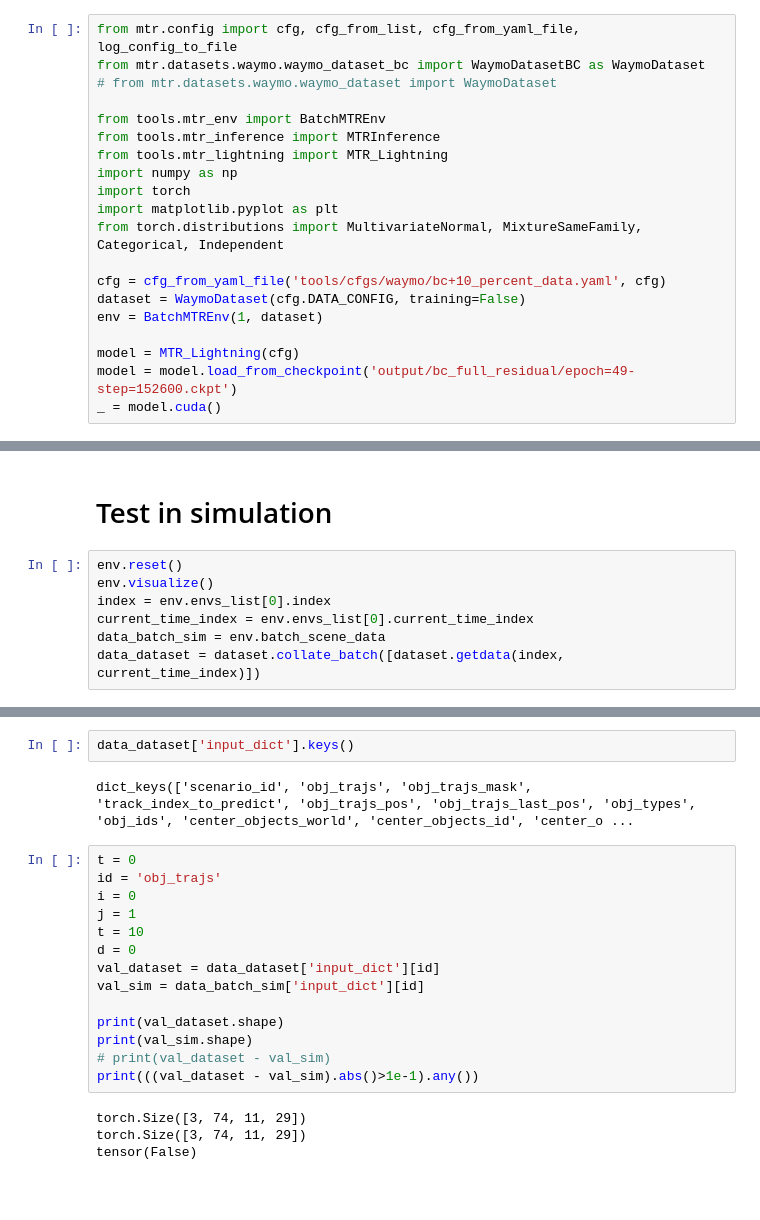
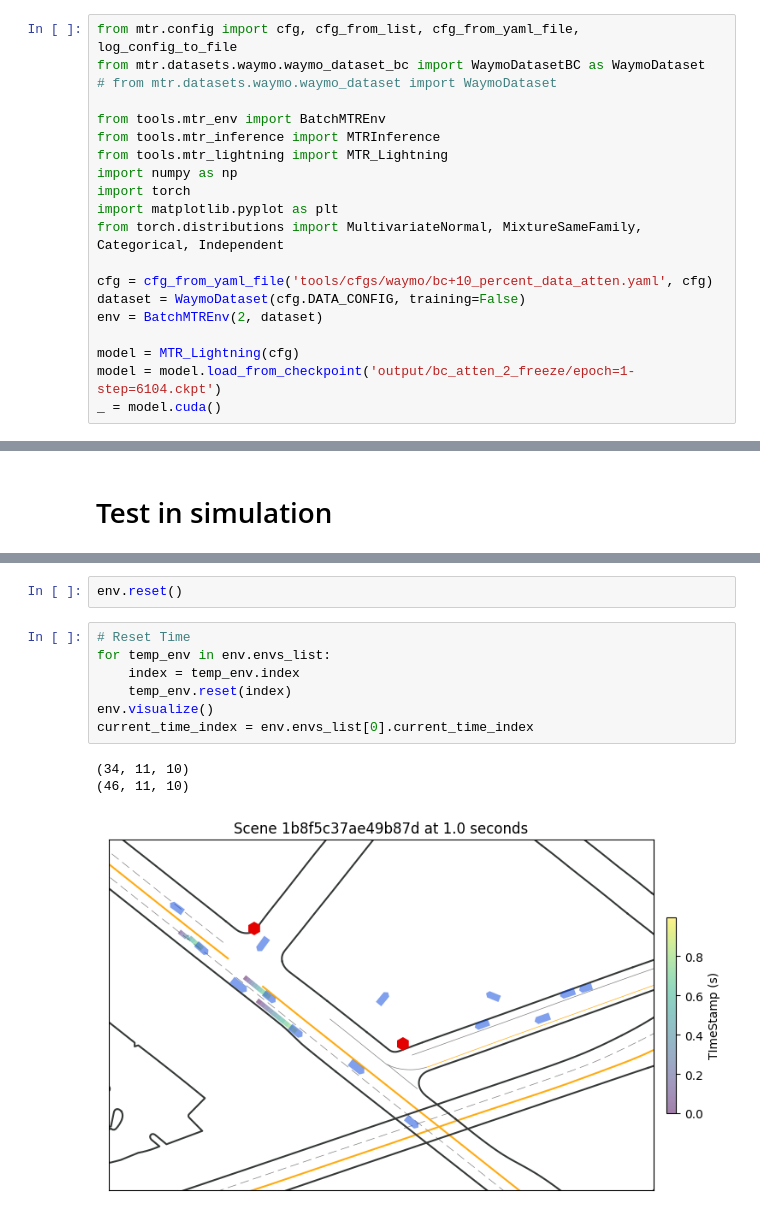
Before and after one commit to zzx9636/MTR, a Jupyter notebook: test_bc.ipynb, the cells around one changed output, grey strips where cells are left out. Saved outputs shown, nothing was run; the diff lists cells and outputs as text; blank space fills up the shorter version.

```diff
--- a/test_bc.ipynb
+++ b/test_bc.ipynb
@@ -15,12 +18,12 @@ import torch
 import matplotlib.pyplot as plt
 from torch.distributions import MultivariateNormal, MixtureSameFamily, Categorical, Independent
 
-cfg = cfg_from_yaml_file('tools/cfgs/waymo/bc+10_percent_data.yaml', cfg)
+cfg = cfg_from_yaml_file('tools/cfgs/waymo/bc+10_percent_data_atten.yaml', cfg)
 dataset = WaymoDataset(cfg.DATA_CONFIG, training=False)
-env = BatchMTREnv(1, dataset)
+env = BatchMTREnv(2, dataset)
 
 model = MTR_Lightning(cfg)
-model = model.load_from_checkpoint('output/bc_full_residual/epoch=49-step=152600.ckpt')
+model = model.load_from_checkpoint('output/bc_atten_2_freeze/epoch=1-step=6104.ckpt')
 _ = model.cuda()
 # %% [markdown]
 # Test with dataset
@@ -65,10 +65,3 @@ print(sample)
 print(center_gt_raw)
 # %% [markdown]
 # Test in simulation
-# %%
-env.reset()
-env.visualize()
-index = env.envs_list[0].index
-current_time_index = env.envs_list[0].current_time_index
-data_batch_sim = env.batch_scene_data
-data_dataset = dataset.collate_batch([dataset.getdata(index, current_time_index)])
@@ -93,22 +68,13 @@ print(gt - action_dataset)
-# %%
-data_dataset['input_dict'].keys()
-# %% [output]
-dict_keys(['scenario_id', 'obj_trajs', 'obj_trajs_mask', 'track_index_to_predict', 'obj_trajs_pos', 'obj_trajs_last_pos', 'obj_types', 'obj_ids', 'center_objects_world', 'center_objects_id', 'center_o ...
-# %%
-t = 0
-id = 'obj_trajs'
-i = 0
-j = 1
-t = 10
-d = 0
-val_dataset = data_dataset['input_dict'][id]
-val_sim = data_batch_sim['input_dict'][id]
-
-print(val_dataset.shape)
-print(val_sim.shape)
-# print(val_dataset - val_sim)
-print(((val_dataset - val_sim).abs()>1e-1).any())
-# %% [output]
-torch.Size([3, 74, 11, 29])
-torch.Size([3, 74, 11, 29])
-tensor(False)
+# %%
+env.reset()
+# %%
+# Reset Time
+for temp_env in env.envs_list:
+    index = temp_env.index
+    temp_env.reset(index)
+env.visualize()
+current_time_index = env.envs_list[0].current_time_index
+# %% [output]
+(34, 11, 10)
+(46, 11, 10)
+[figure, added]
```
Also changed, not shown: parts of 9 cells of this notebook, 7 other files.
